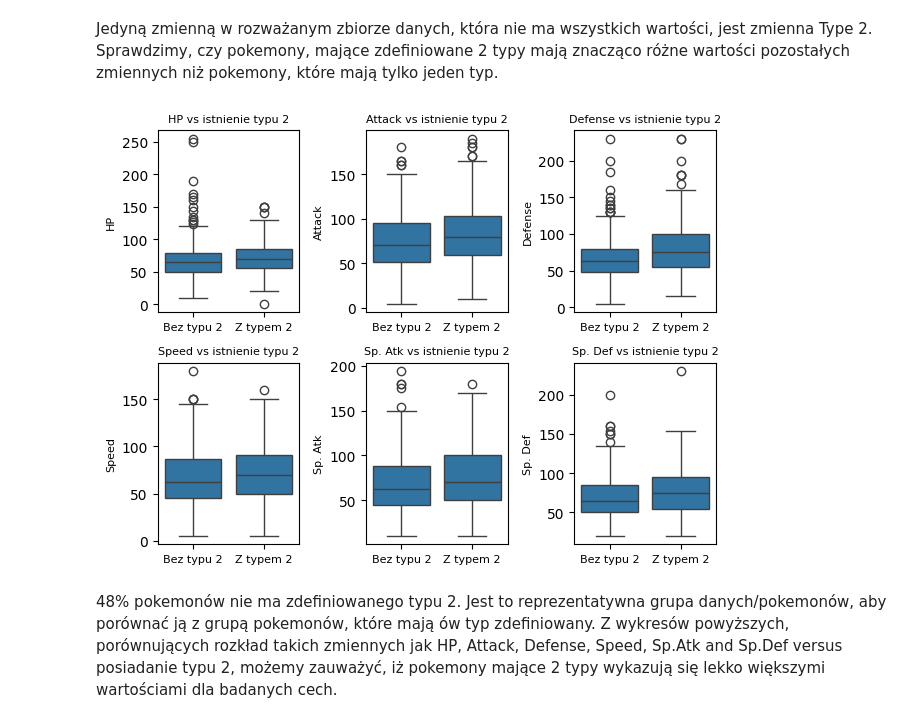
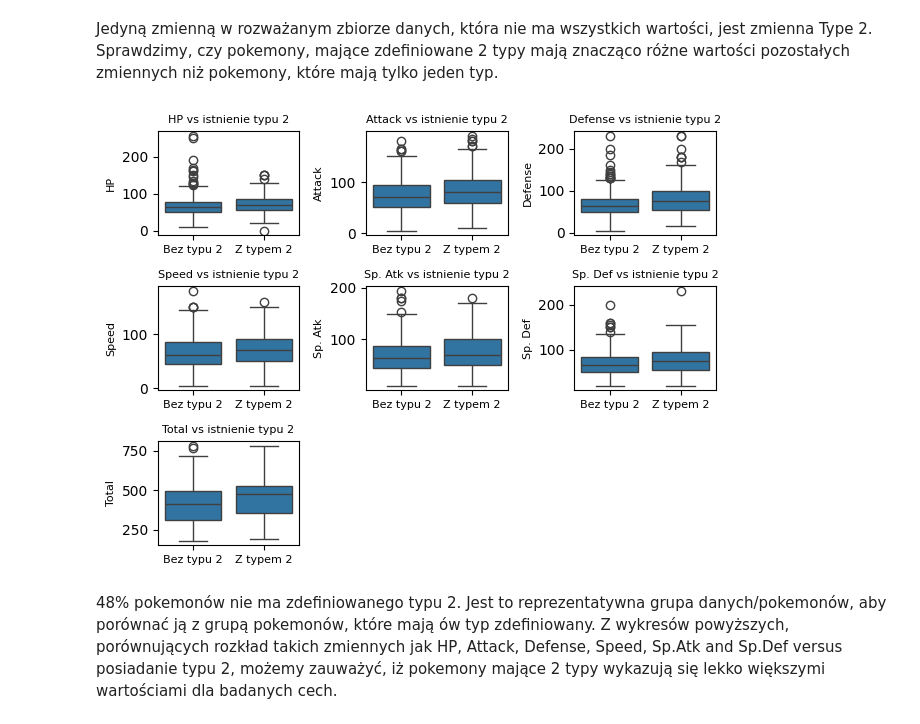
Before and after one commit to Kubix-commits/Wizualizacja-Danych, a Jupyter notebook: Projekt - wizualizacja/Wizualizacja danych.ipynb, the cells around one changed output. Drawn from its saved outputs; the diff is of its cells as text; code cells hidden in the pictures.

```diff
--- a/Projekt - wizualizacja/Wizualizacja danych.ipynb
+++ b/Projekt - wizualizacja/Wizualizacja danych.ipynb
@@ -90,24 +90,24 @@ Jedyną zmienną w rozważanym zbiorze danych, która nie ma wszystkich wartośc
 # %%
 #pomocnicza kolumna, która będzie informować czy w danym wierszu istnieje wartość w kolumnie Type 2
 dane['Type2Exists'] = dane['Type 2'].notna()
 #lista zmiennych, które będziemy sprawdzać w zależności od istnienia typu 2
-checking_variables = ["HP", "Attack", "Defense", "Speed", "Sp. Atk", "Sp. Def"]
+checking_variables = ["HP", "Attack", "Defense", "Speed", "Sp. Atk", "Sp. Def", "Total"]
 
 for i in range(len(checking_variables)):
     checking_variable = checking_variables[i]
-    plt.subplot(2, 3, i + 1)
+    plt.subplot(3, 3, i + 1)
     chart = sns.boxplot(data=dane, x="Type2Exists", y=checking_variable)
     plt.title(checking_variable + ' vs istnienie typu 2', fontsize=8)
     plt.xlabel("")
     plt.xticks([False, True], ["Bez typu 2", "Z typem 2"])
     plt.xticks(fontsize=8)
     plt.ylabel(checking_variable, fontsize=8)
 
 
 plt.tight_layout()
 plt.show()
 # %% [output]
-[figure, old version]
+[figure, new version]
 # %% [markdown]
 48% pokemonów nie ma zdefiniowanego typu 2. Jest to reprezentatywna grupa danych/pokemonów, aby porównać ją z grupą pokemonów, które mają ów typ zdefiniowany. Z wykresów powyższych, porównujących rozkład takich zmiennych jak HP, Attack, Defense, Speed, Sp.Atk and Sp.Def versus posiadanie typu 2, możemy zauważyć, iż pokemony mające 2 typy wykazują się lekko większymi wartościami dla badanych cech.
 # %% [markdown]
```
Also changed, not shown: parts of 17 cells of this notebook.
